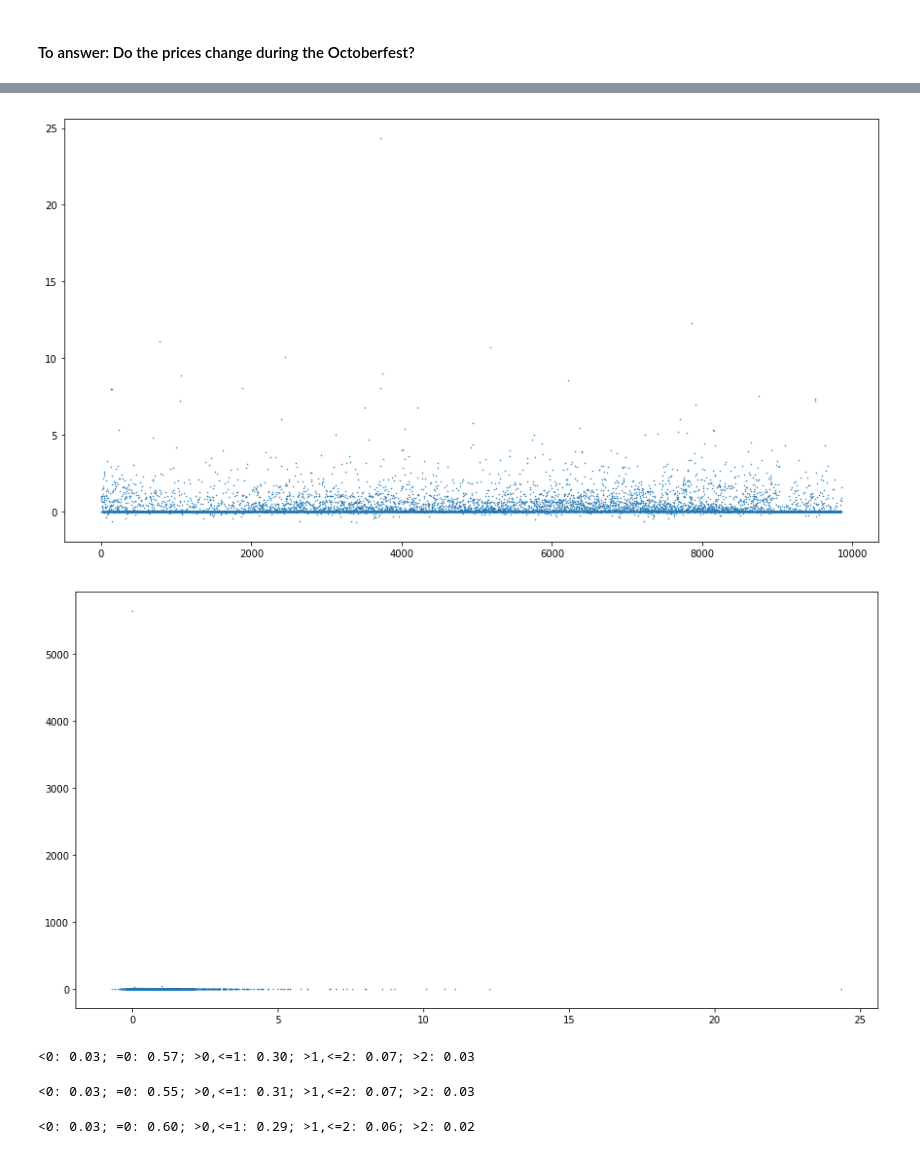
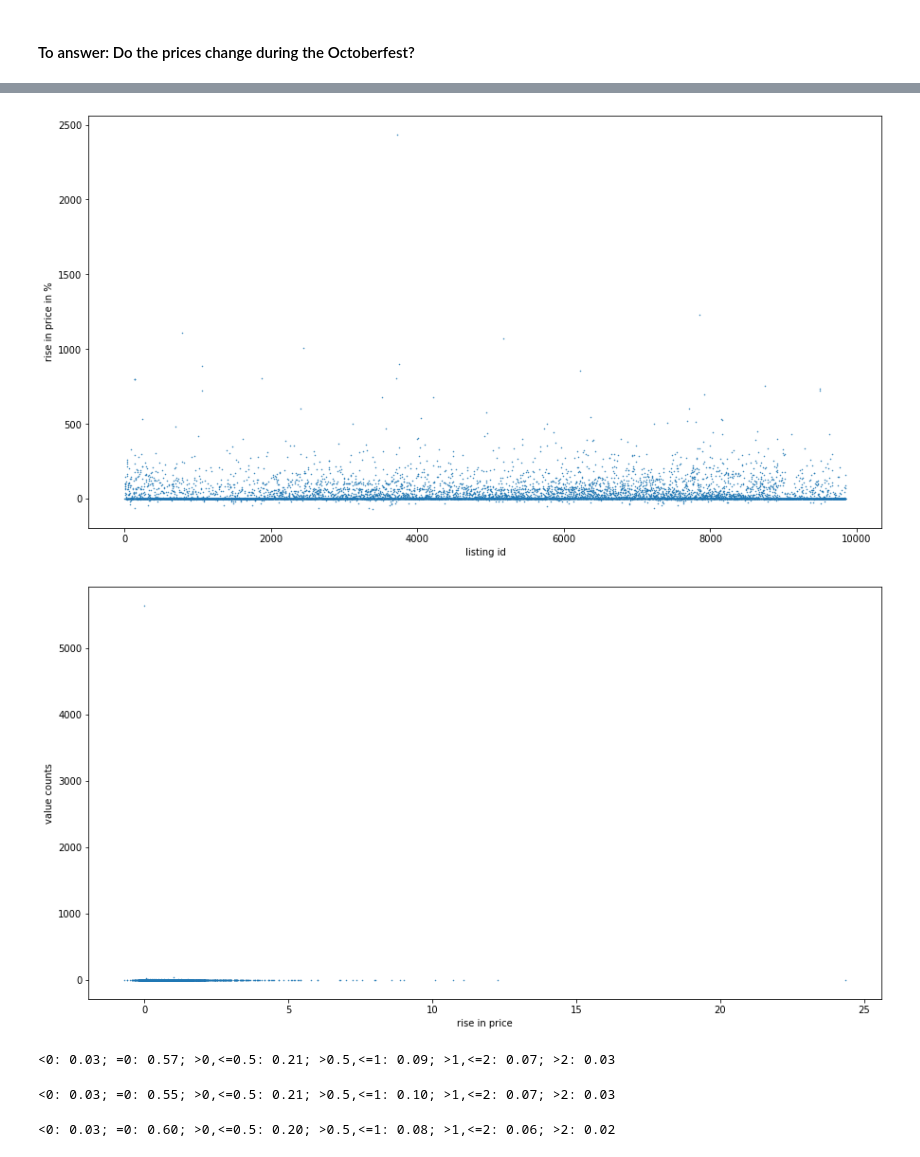
Before and after one commit to thehayek/airbnb-octfest, a Jupyter notebook: airbnb.ipynb, the cells around one changed output, grey strips where cells are left out. Drawn from its saved outputs; the diff is of its cells as text; code cells hidden in the pictures.

```diff
--- a/airbnb.ipynb
+++ b/airbnb.ipynb
@@ -12,7 +15,7 @@ plt.rcParams["figure.figsize"] = fig_size
 data_directory = 'Data/20190315/'
 # %%
 # Create dataframe for listings
-df_listings = pd.read_csv(data_directory + 'listings_detailed.csv', dtype=str)
+df_listings = pd.read_csv(data_directory + 'listings.csv.gz', dtype=str)
 df_listings['accommodates'] = pd.to_numeric(df_listings['accommodates'])
 df_listings['price'] = pd.to_numeric(df_listings['price'].str.replace(',', '').str.replace('$', ''))
 # %%
@@ -21,10 +24,10 @@ df_listings['price'].isnull().sum()
 0
 # %%
 # Create dataframe for calendar
-df_calendar = pd.read_csv(data_directory + 'calendar.csv', dtype=str)
+df_calendar = pd.read_csv(data_directory + 'calendar.csv.gz', dtype=str)
 df_calendar['date'] = pd.to_datetime(df_calendar['date'], format='%Y-%m-%d')
 df_calendar['price'] = pd.to_numeric(df_calendar['price'].str.replace(',', '').str.replace('$', ''))
-df_calendar = df_calendar.drop(columns = ['available', 'adjusted_price', 'minimum_nights', 'maximum_nights'])
+df_calendar = df_calendar.drop(columns = ['adjusted_price', 'minimum_nights', 'maximum_nights'])
 # %%
 df_calendar['price'].isnull().sum()
 # %% [output]
@@ -227,44 +287,51 @@ df_means = pd.DataFrame({'listing_id':list_listing_id, 'mean_sep':list_mean_sep,
 df_means['rise'] = (df_means['mean_sep'] - df_means['mean_may'])/df_means['mean_may']
 # %%
 # Plot rise in price versus listing_id
-plt.plot(df_means['rise'], '.', ms=1);
+plt.plot(df_means['rise'] * 100, '.', ms=1);
+plt.xlabel('listing id');
+plt.ylabel('rise in price in %');
 # %% [output]
-[figure, old version]
+[figure, new version]
 # %%
 # Plot number of hosts versus rise in price
 plt.plot(df_means['rise'].value_counts(dropna=False).sort_index(), '.', ms=1);
+plt.xlabel('rise in price');
+plt.ylabel('value counts');
 # %% [output]
-[figure, old version]
+[figure, new version]
 # %%
 # Percentages of change in prices
 s0 = df_means[df_means['rise'] < 0].shape[0]/df_means.shape[0]
 e0 = df_means[df_means['rise'] == 0].shape[0]/df_means.shape[0]
-s1 = df_means[(df_means['rise'] > 0) & (df_means['rise'] <= 1)].shape[0]/df_means.shape[0]
-s2 = df_means[(df_means['rise'] > 1) & (df_means['rise'] <= 2)].shape[0]/df_means.shape[0]
+s1 = df_means[(df_means['rise'] > 0) & (df_means['rise'] <= 0.5)].shape[0]/df_means.shape[0]
+s2 = df_means[(df_means['rise'] > 0.5) & (df_means['rise'] <= 1)].shape[0]/df_means.shape[0]
+s3 = df_means[(df_means['rise'] > 1) & (df_means['rise'] <= 2)].shape[0]/df_means.shape[0]
 b = df_means[df_means['rise'] > 2].shape[0]/df_means.shape[0]
-print("<0:{0:5.2f}; =0:{1:5.2f}; >0,<=1:{2:5.2f}; >1,<=2:{3:5.2f}; >2:{4:5.2f}".format(s0, e0, s1, s2, b))
+print("<0:{0:5.2f}; =0:{1:5.2f}; >0,<=0.5:{2:5.2f}; >0.5,<=1:{3:5.2f}; >1,<=2:{4:5.2f}; >2:{5:5.2f}".format(s0, e0, s1, s2, s3, b))
 # %% [output]
-<0: 0.03; =0: 0.57; >0,<=1: 0.30; >1,<=2: 0.07; >2: 0.03
+<0: 0.03; =0: 0.57; >0,<=0.5: 0.21; >0.5,<=1: 0.09; >1,<=2: 0.07; >2: 0.03
 # %%
 # Percentages of change in prices for Entire home/apt
 df_means_entire = df_means[df_means['room_type'] == 'Entire home/apt']
 s0 = df_means_entire[df_means_entire['rise'] < 0].shape[0]/df_means_entire.shape[0]
 e0 = df_means_entire[df_means_entire['rise'] == 0].shape[0]/df_means_entire.shape[0]
-s1 = df_means_entire[(df_means_entire['rise'] > 0) & (df_means_entire['rise'] <= 1)].shape[0]/df_means_entire.shape[0]
-s2 = df_means_entire[(df_means_entire['rise'] > 1) & (df_means_entire['rise'] <= 2)].shape[0]/df_means_entire.shape[0]
+s1 = df_means_entire[(df_means_entire['rise'] > 0) & (df_means_entire['rise'] <= 0.5)].shape[0]/df_means_entire.shape[0]
+s2 = df_means_entire[(df_means_entire['rise'] > 0.5) & (df_means_entire['rise'] <= 1)].shape[0]/df_means_entire.shape[0]
+s3 = df_means_entire[(df_means_entire['rise'] > 1) & (df_means_entire['rise'] <= 2)].shape[0]/df_means_entire.shape[0]
 b = df_means_entire[df_means_entire['rise'] > 2].shape[0]/df_means_entire.shape[0]
-print("<0:{0:5.2f}; =0:{1:5.2f}; >0,<=1:{2:5.2f}; >1,<=2:{3:5.2f}; >2:{4:5.2f}".format(s0, e0, s1, s2, b))
+print("<0:{0:5.2f}; =0:{1:5.2f}; >0,<=0.5:{2:5.2f}; >0.5,<=1:{3:5.2f}; >1,<=2:{4:5.2f}; >2:{5:5.2f}".format(s0, e0, s1, s2, s3, b))
 # %% [output]
-<0: 0.03; =0: 0.55; >0,<=1: 0.31; >1,<=2: 0.07; >2: 0.03
+<0: 0.03; =0: 0.55; >0,<=0.5: 0.21; >0.5,<=1: 0.10; >1,<=2: 0.07; >2: 0.03
 # %%
 # Percentages of change in prices for Private room
 df_means_private = df_means[df_means['room_type'] == 'Private room']
 s0 = df_means_private[df_means_private['rise'] < 0].shape[0]/df_means_private.shape[0]
 e0 = df_means_private[df_means_private['rise'] == 0].shape[0]/df_means_private.shape[0]
-s1 = df_means_private[(df_means_private['rise'] > 0) & (df_means_private['rise'] <= 1)].shape[0]/df_means_private.shape[0]
-s2 = df_means_private[(df_means_private['rise'] > 1) & (df_means_private['rise'] <= 2)].shape[0]/df_means_private.shape[0]
+s1 = df_means_private[(df_means_private['rise'] > 0) & (df_means_private['rise'] <= 0.5)].shape[0]/df_means_private.shape[0]
+s2 = df_means_private[(df_means_private['rise'] > 0.5) & (df_means_private['rise'] <= 1)].shape[0]/df_means_private.shape[0]
+s3 = df_means_private[(df_means_private['rise'] > 1) & (df_means_private['rise'] <= 2)].shape[0]/df_means_private.shape[0]
 b = df_means_private[df_means_private['rise'] > 2].shape[0]/df_means_private.shape[0]
 n = df_means_private['rise'].isnull().sum()/df_means_private.shape[0]
-print("<0:{0:5.2f}; =0:{1:5.2f}; >0,<=1:{2:5.2f}; >1,<=2:{3:5.2f}; >2:{4:5.2f}".format(s0, e0, s1, s2, b))
+print("<0:{0:5.2f}; =0:{1:5.2f}; >0,<=0.5:{2:5.2f}; >0.5,<=1:{3:5.2f}; >1,<=2:{4:5.2f}; >2:{5:5.2f}".format(s0, e0, s1, s2, s3, b))
 # %% [output]
-<0: 0.03; =0: 0.60; >0,<=1: 0.29; >1,<=2: 0.06; >2: 0.02
+<0: 0.03; =0: 0.60; >0,<=0.5: 0.20; >0.5,<=1: 0.08; >1,<=2: 0.06; >2: 0.02
```
Also changed, not shown: parts of 10 cells of this notebook, 1 other file.
